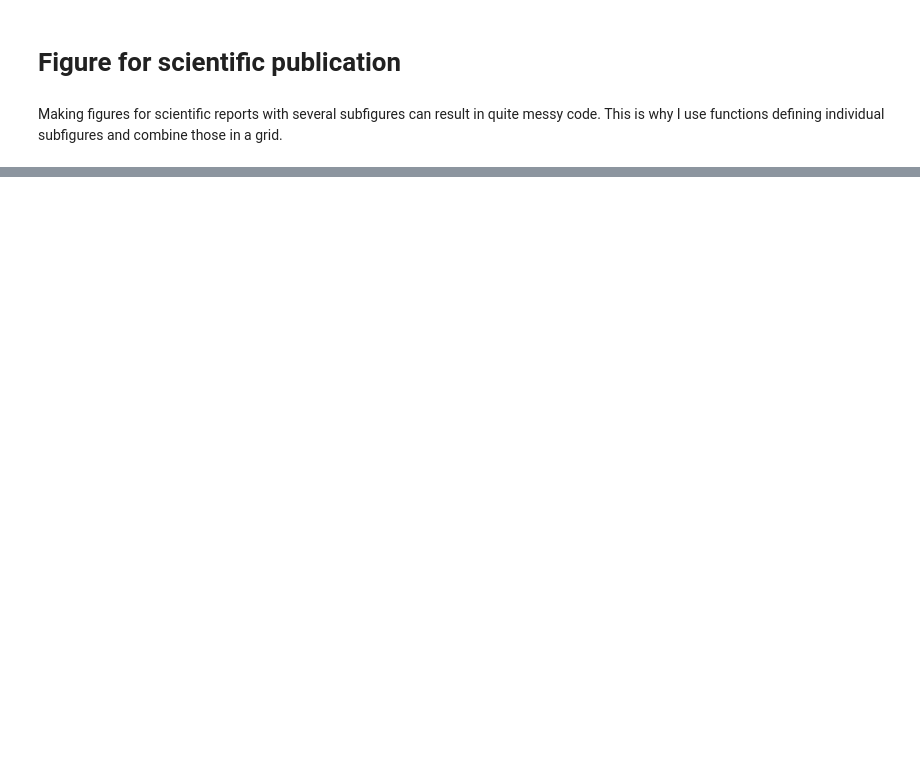
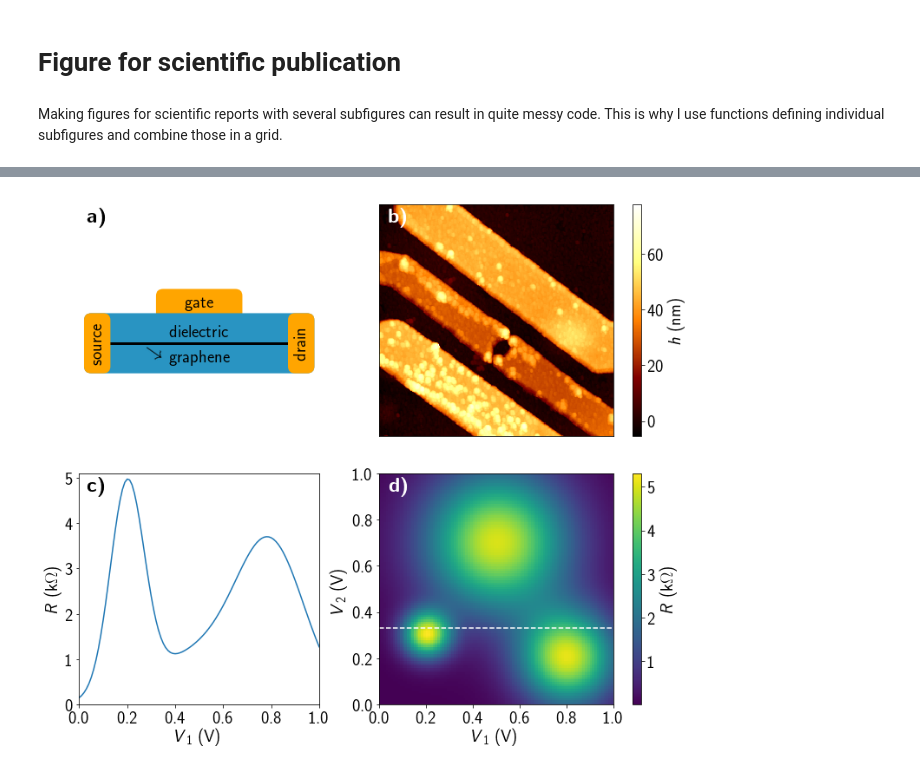
Before and after one commit to HiskeOverweg/plottingRoutine, a Jupyter notebook: figure.ipynb, the cells around one changed output, grey strips where cells are left out. Drawn from its saved outputs; the diff is of its cells as text; code cells hidden in the pictures; blank space fills up the shorter version.

```diff
--- a/figure.ipynb
+++ b/figure.ipynb
@@ -204,0 +233,41 @@ addCbar4(ax4b,im)
+# %%
+import matplotlib.gridspec as gridspec
+
+fig = plt.figure()
+fig.set_size_inches(12,10)
+
+
+
+gs1 = gridspec.GridSpec(1, 1)
+
+gs1.update(top=0.9,bottom=0.53,left=0.1,right=0.42)
+ax1 = plt.subplot(gs1[:, :])
+sub1(ax1)
+
+gs2 = gridspec.GridSpec(1,10)
+gs2.update(top=0.9,bottom=0.53,left = 0.5,right=0.85,wspace=2)
+ax2a = plt.subplot(gs2[0, :9])
+im = sub2(ax2a)
+ax2b = plt.subplot(gs2[0, 9:])
+addCbar2(ax2b,im)
+
+gs3 = gridspec.GridSpec(1,8)
+gs3.update(top=0.47,bottom=0.1,left=0.1,right=0.42,wspace=1)
+ax3 = plt.subplot(gs3[:,:])
+idx = sub3(ax3)
+
+gs4 = gridspec.GridSpec(1,10)
+gs4.update(top=0.47,bottom=0.1,left = 0.5,right=0.85,wspace=2)
+ax4a = plt.subplot(gs4[0, :9])
+im = sub4(ax4a,idx)
+ax4b = plt.subplot(gs4[0, 9:])
+addCbar4(ax4b,im)
+
+ax = fig.add_subplot(111)
+plt.text(-0.02,0.99,r'\textbf{a)}',size=24,transform=ax.transAxes,)
+plt.text(0.5,0.99,r'\textbf{b)}',size=24,color= 'w',transform=ax.transAxes,)
+plt.text(-0.02,0.42,r'\textbf{c)}',size=24,transform=ax.transAxes,)
+plt.text(0.5,0.42,r'\textbf{d)}',size=24,color='w',transform=ax.transAxes,)
+plt.axis('off');
+# %% [output]
+[figure, added]
```
Also changed, not shown: parts of 7 cells of this notebook.
